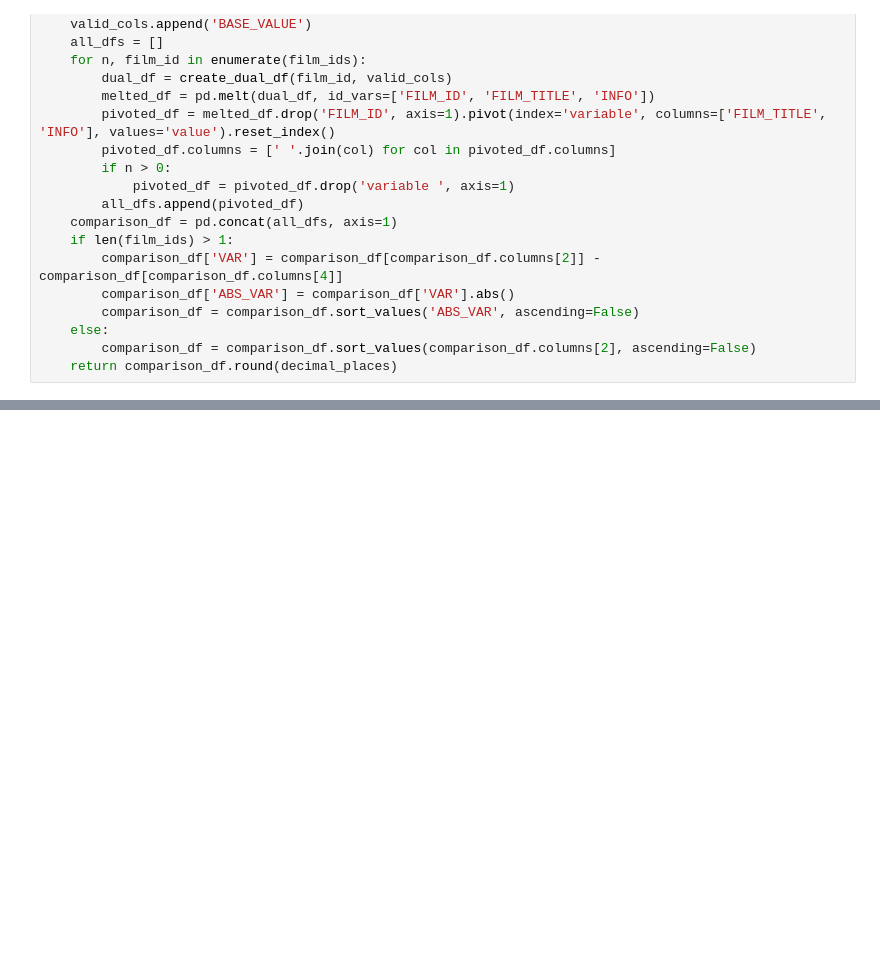
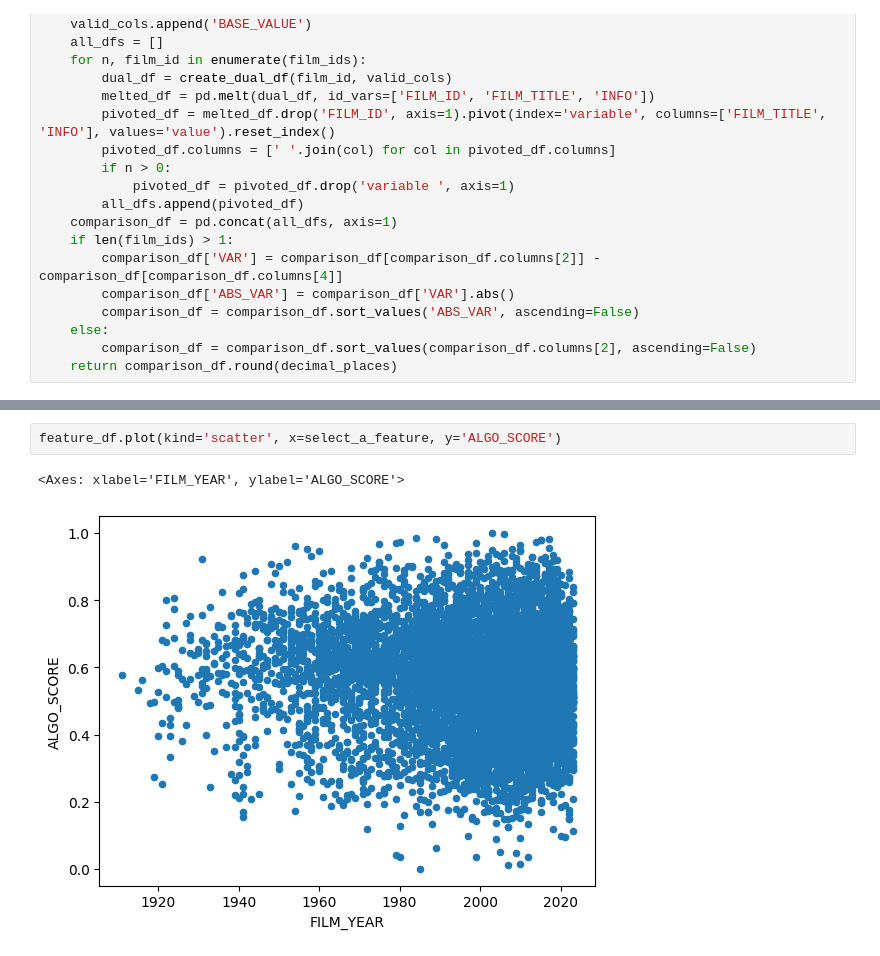
Before and after one commit to TD1138/letterboxd-app, a Jupyter notebook: lib/notebooks/AlgoDebugging.ipynb, the cells around one changed output, grey strips where cells are left out. Cells and saved outputs as stored; diff of their text form; blank space fills up the shorter version.

```diff
--- a/lib/notebooks/AlgoDebugging.ipynb
+++ b/lib/notebooks/AlgoDebugging.ipynb
@@ -117,0 +144,5 @@ return_comparison_df(film_id_selections)
+# %%
+feature_df.plot(kind='scatter', x=select_a_feature, y='ALGO_SCORE')
+# %% [output]
+<Axes: xlabel='FILM_YEAR', ylabel='ALGO_SCORE'>
+[figure, added]
```
Also changed, not shown: parts of 6 cells of this notebook, 12 other files.
